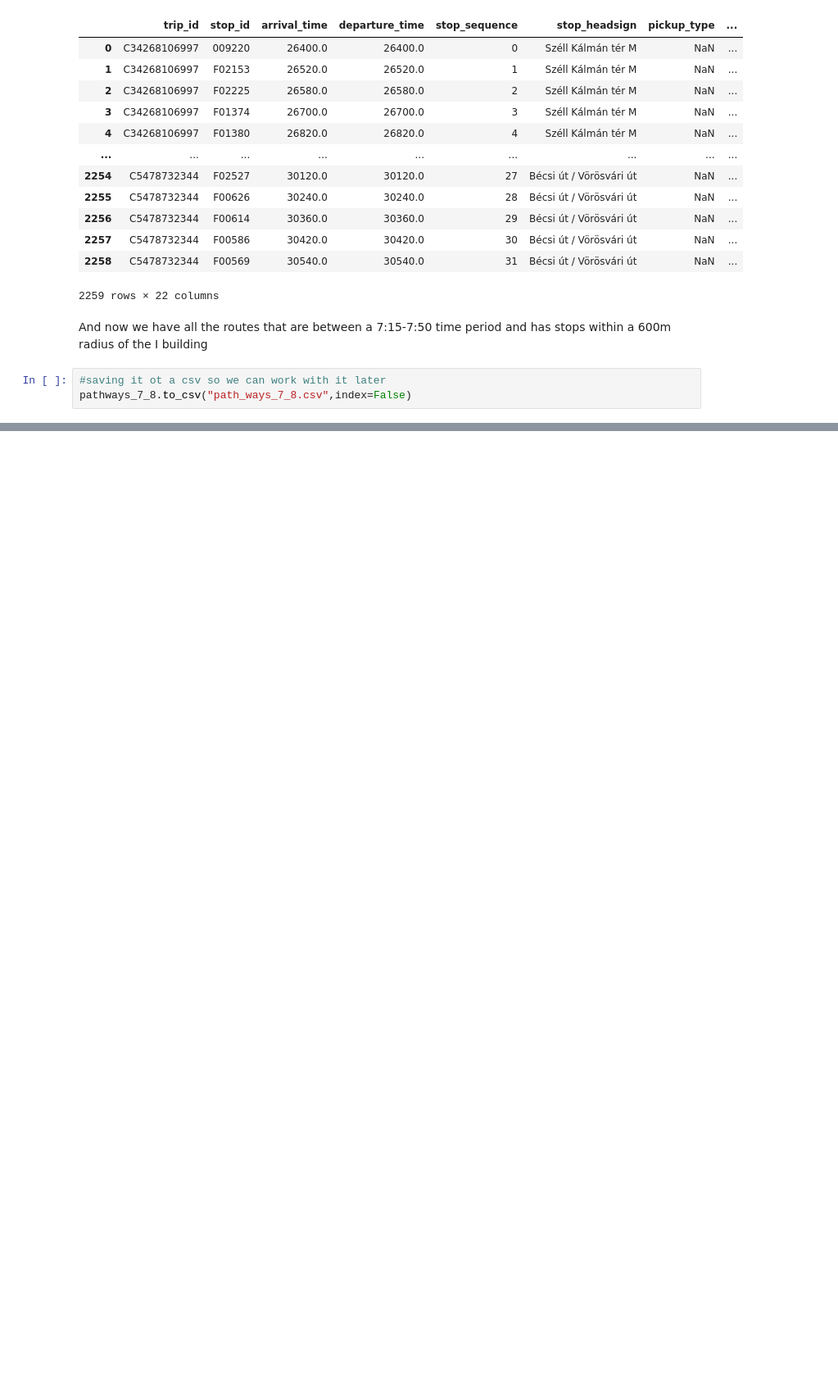
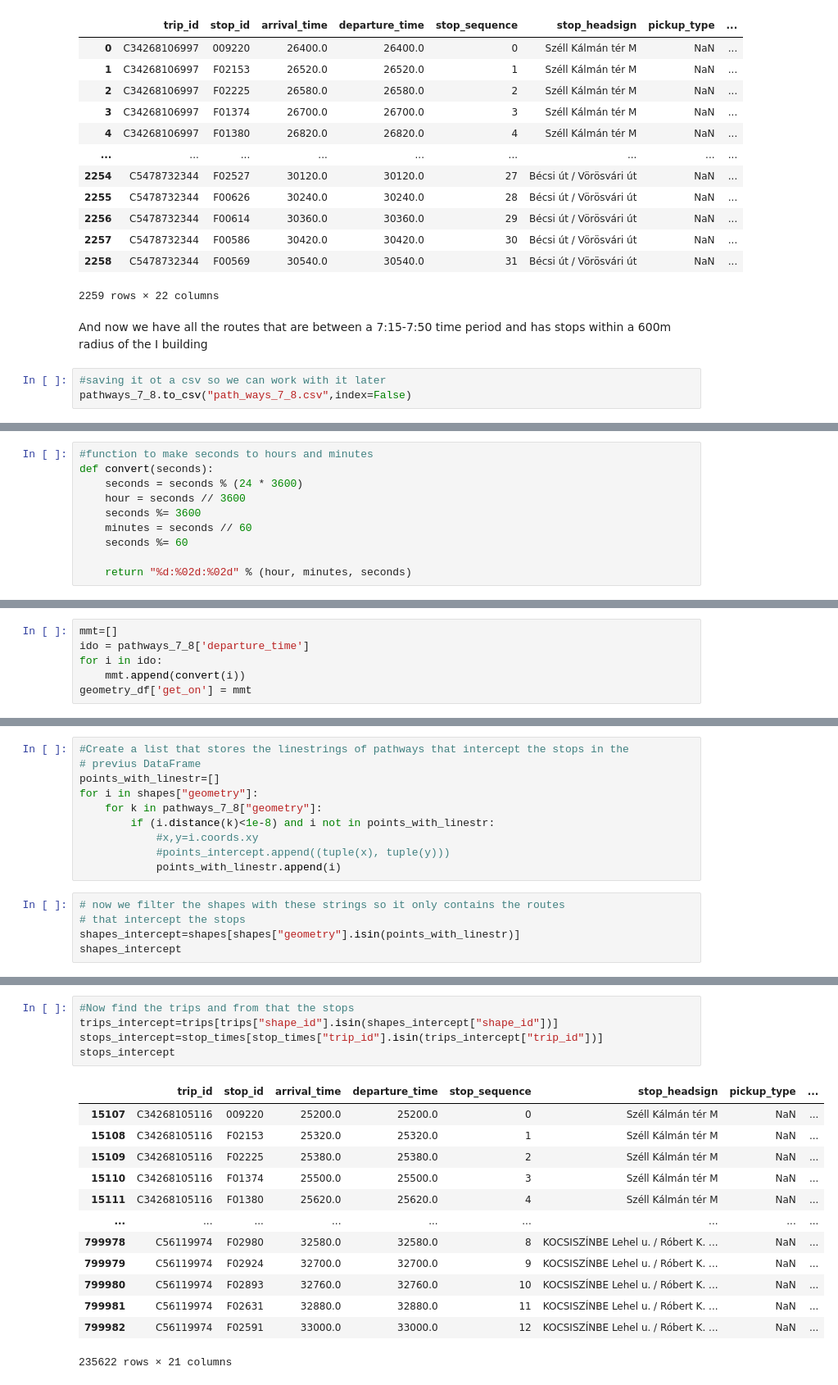
Before and after one commit to BGera89/Big_Data_Homework, a Jupyter notebook: final_submission.ipynb, the cells around one changed output, grey strips where cells are left out. Shown at 82% size. Drawn from its saved outputs; the diff is of its cells as text; blank space fills up the shorter version.

```diff
--- a/final_submission.ipynb
+++ b/final_submission.ipynb
@@ -325,0 +358,10 @@ pathways_7_8.to_csv("path_ways_7_8.csv",index=False)
+# %%
+#function to make seconds to hours and minutes
+def convert(seconds):
+    seconds = seconds % (24 * 3600)
+    hour = seconds // 3600
+    seconds %= 3600
+    minutes = seconds // 60
+    seconds %= 60
+
+    return "%d:%02d:%02d" % (hour, minutes, seconds)
@@ -325,0 +376,6 @@ pathways_7_8.to_csv("path_ways_7_8.csv",index=False)
+# %%
+mmt=[]
+ido = pathways_7_8['departure_time']
+for i in ido:
+    mmt.append(convert(i))
+geometry_df['get_on'] = mmt
@@ -325,0 +456,15 @@ pathways_7_8.to_csv("path_ways_7_8.csv",index=False)
+# %%
+#Create a list that stores the linestrings of pathways that intercept the stops in the
+# previus DataFrame
+points_with_linestr=[]
+for i in shapes["geometry"]:
+    for k in pathways_7_8["geometry"]:
+        if (i.distance(k)<1e-8) and i not in points_with_linestr:
+            #x,y=i.coords.xy
+            #points_intercept.append((tuple(x), tuple(y)))
+            points_with_linestr.append(i)
+# %%
+# now we filter the shapes with these strings so it only contains the routes
+# that intercept the stops
+shapes_intercept=shapes[shapes["geometry"].isin(points_with_linestr)]
+shapes_intercept
@@ -325,0 +485,19 @@ pathways_7_8.to_csv("path_ways_7_8.csv",index=False)
+# %%
+#Now find the trips and from that the stops
+trips_intercept=trips[trips["shape_id"].isin(shapes_intercept["shape_id"])]
+stops_intercept=stop_times[stop_times["trip_id"].isin(trips_intercept["trip_id"])]
+stops_intercept
+# %% [output]
+|  | trip_id | stop_id | arrival_time | departure_time | stop_sequence | stop_headsign | pickup_type | ... |
+| 15107 | C34268105116 | 009220 | 25200.0 | 25200.0 | 0 | Széll Kálmán tér M | NaN | ... |
+| 15108 | C34268105116 | F02153 | 25320.0 | 25320.0 | 1 | Széll Kálmán tér M | NaN | ... |
+| 15109 | C34268105116 | F02225 | 25380.0 | 25380.0 | 2 | Széll Kálmán tér M | NaN | ... |
+| 15110 | C34268105116 | F01374 | 25500.0 | 25500.0 | 3 | Széll Kálmán tér M | NaN | ... |
+| 15111 | C34268105116 | F01380 | 25620.0 | 25620.0 | 4 | Széll Kálmán tér M | NaN | ... |
+| ... | ... | ... | ... | ... | ... | ... | ... | ... |
+| 799978 | C56119974 | F02980 | 32580.0 | 32580.0 | 8 | KOCSISZÍNBE Lehel u. / Róbert K. ... | NaN | ... |
+| 799979 | C56119974 | F02924 | 32700.0 | 32700.0 | 9 | KOCSISZÍNBE Lehel u. / Róbert K. ... | NaN | ... |
+| 799980 | C56119974 | F02893 | 32760.0 | 32760.0 | 10 | KOCSISZÍNBE Lehel u. / Róbert K. ... | NaN | ... |
+| 799981 | C56119974 | F02631 | 32880.0 | 32880.0 | 11 | KOCSISZÍNBE Lehel u. / Róbert K. ... | NaN | ... |
+| 799982 | C56119974 | F02591 | 33000.0 | 33000.0 | 12 | KOCSISZÍNBE Lehel u. / Róbert K. ... | NaN | ... |
+235622 rows × 21 columns
```
Also changed, not shown: parts of 13 cells of this notebook, 2 other files.
